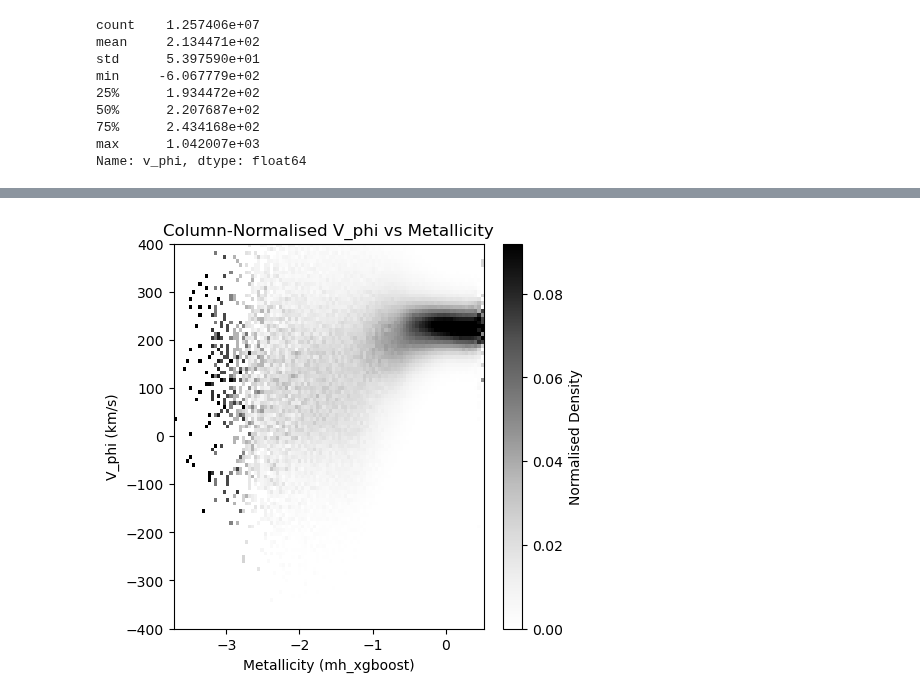
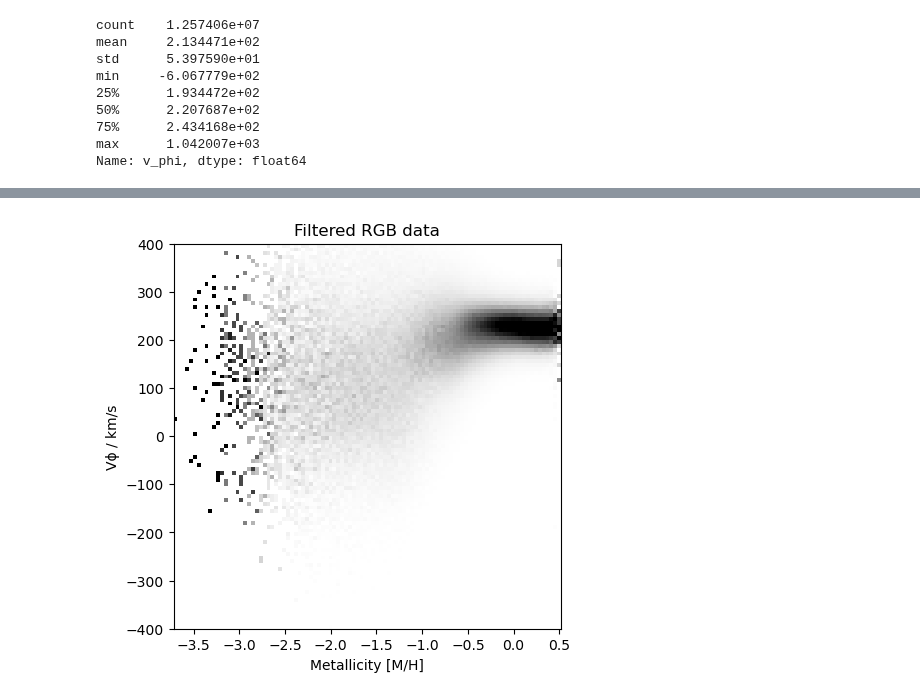
Before and after one commit to raunaq-rai/Disentangling-the-Milky-Way-using-GMM, a Jupyter notebook: Figure_2.ipynb, the cells around one changed output, grey strips where cells are left out. Saved outputs shown, nothing was run; the diff lists cells and outputs as text; code cells hidden in the pictures.

```diff
--- a/Figure_2.ipynb
+++ b/Figure_2.ipynb
@@ -208,33 +106,0 @@ dtype: int64
-# %%
-import matplotlib.pyplot as plt
-from matplotlib.colors import LogNorm
-
-# Ensure no NaN values in the required columns
-df_filtered = df_filtered.dropna(subset=['mh_xgboost', 'v_phi'])
-
-# Extract metallicity and v_phi
-metallicity = df_filtered['mh_xgboost']
-v_phi = df_filtered['v_phi']
-
-# Create the 2D histogram
-plt.figure(figsize=(10, 6))
-hist = plt.hist2d(metallicity, v_phi, bins=[100, 100], norm=LogNorm(), cmap='viridis')
-
-# Add a colour bar
-cbar = plt.colorbar(hist[3])
-cbar.set_label('Log Density')
-
-# Set axis labels
-plt.xlabel('Metallicity (mh_xgboost)')
-plt.ylabel('V_phi (km/s)')
-
-# Set the y-axis limit
-plt.ylim(-400, 400)
-
-# Show the plot
-plt.title('Filtered quality V_phi vs Metallicity')
-plt.show()
-
-# column normalisation
-# column normalise on the histogram, not the dataset
-# the sum of the densities in each vertical bin adds to 1
@@ -253,38 +117,34 @@ metallicity = df_filtered['mh_xgboost']
 v_phi = df_filtered['v_phi']
 
 # Define the number of bins
 num_bins = 100
 
 # Create the bin edges for metallicity and v_phi
 metallicity_bins = np.linspace(metallicity.min(), metallicity.max(), num_bins + 1)
 v_phi_bins = np.linspace(-400, 400, num_bins + 1)
 
 # Create the 2D histogram
 hist, metallicity_edges, v_phi_edges = np.histogram2d(
     metallicity, v_phi, bins=[metallicity_bins, v_phi_bins]
 )
 
 # Column-normalise the histogram (normalise along the metallicity axis)
 metallicity_sums = hist.sum(axis=1, keepdims=True)  # Sum of each metallicity section
 metallicity_sums[metallicity_sums == 0] = 1  # Avoid division by zero
 hist_normalised = hist / metallicity_sums  # Normalise each metallicity section
 
 # Plot the normalised histogram
 plt.figure(figsize=(5, 5))
 plt.pcolormesh(
     metallicity_edges, v_phi_edges, hist_normalised.T,
     cmap='Greys', norm=Normalize(vmin=0, vmax=np.percentile(hist_normalised, 99))
 )
 
-# Add a colour bar
-cbar = plt.colorbar()
-cbar.set_label('Normalised Density')
-
 # Set axis labels and title
-plt.xlabel('Metallicity (mh_xgboost)')
-plt.ylabel('V_phi (km/s)')
-plt.title('Column-Normalised V_phi vs Metallicity')
+plt.xlabel('Metallicity [M/H]')
+plt.ylabel('Vϕ / km/s')
+plt.title('Filtered RGB data')
 plt.ylim(-400, 400)
 plt.show()
 # %% [output]
-[figure, old version]
+[figure, new version]
```
Also changed, not shown: parts of 12 cells of this notebook.
